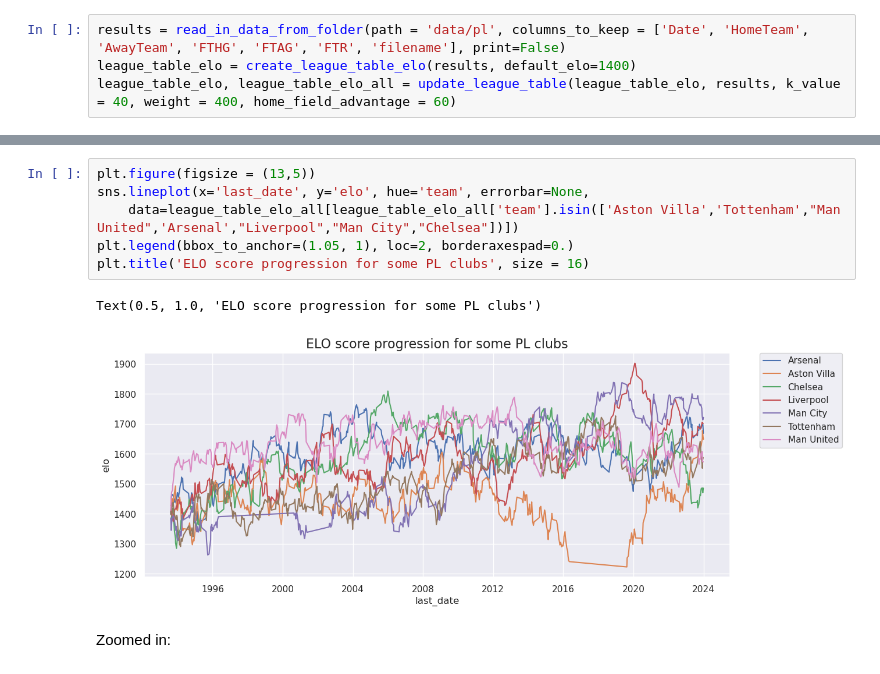
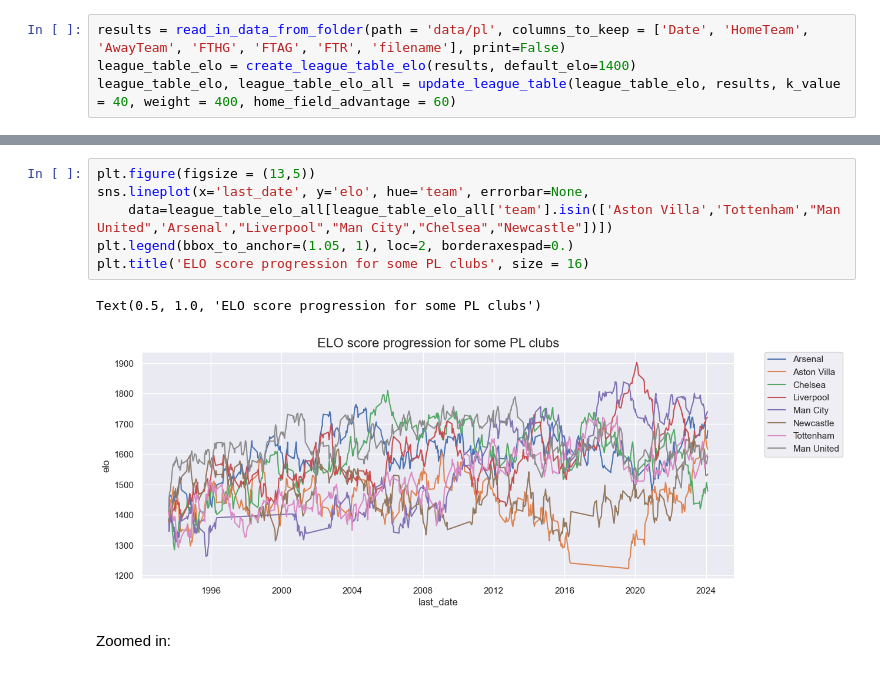
Before and after one commit to hippoguynil/elo, a Jupyter notebook: elo.ipynb, the cells around one changed output, grey strips where cells are left out. Saved outputs shown, nothing was run; the diff lists cells and outputs as text.

```diff
--- a/elo.ipynb
+++ b/elo.ipynb
@@ -436,12 +436,12 @@ league_table_elo.sort_values("elo",ascending=False)
 # %%
 plt.figure(figsize = (13,5))
 sns.lineplot(x='last_date', y='elo', hue='team', errorbar=None,
-    data=league_table_elo_all[league_table_elo_all['team'].isin(['Aston Villa','Tottenham',"Man United",'Arsenal',"Liverpool","Man City","Chelsea"])])
+    data=league_table_elo_all[league_table_elo_all['team'].isin(['Aston Villa','Tottenham',"Man United",'Arsenal',"Liverpool","Man City","Chelsea","Newcastle"])])
 plt.legend(bbox_to_anchor=(1.05, 1), loc=2, borderaxespad=0.)
 plt.title('ELO score progression for some PL clubs', size = 16)
 # %% [output]
 Text(0.5, 1.0, 'ELO score progression for some PL clubs')
-[figure, old version]
+[figure, new version]
 # %% [markdown]
 Zoomed in:
 # %%
```
Also changed, not shown: parts of 8 cells of this notebook, 2 other files.
